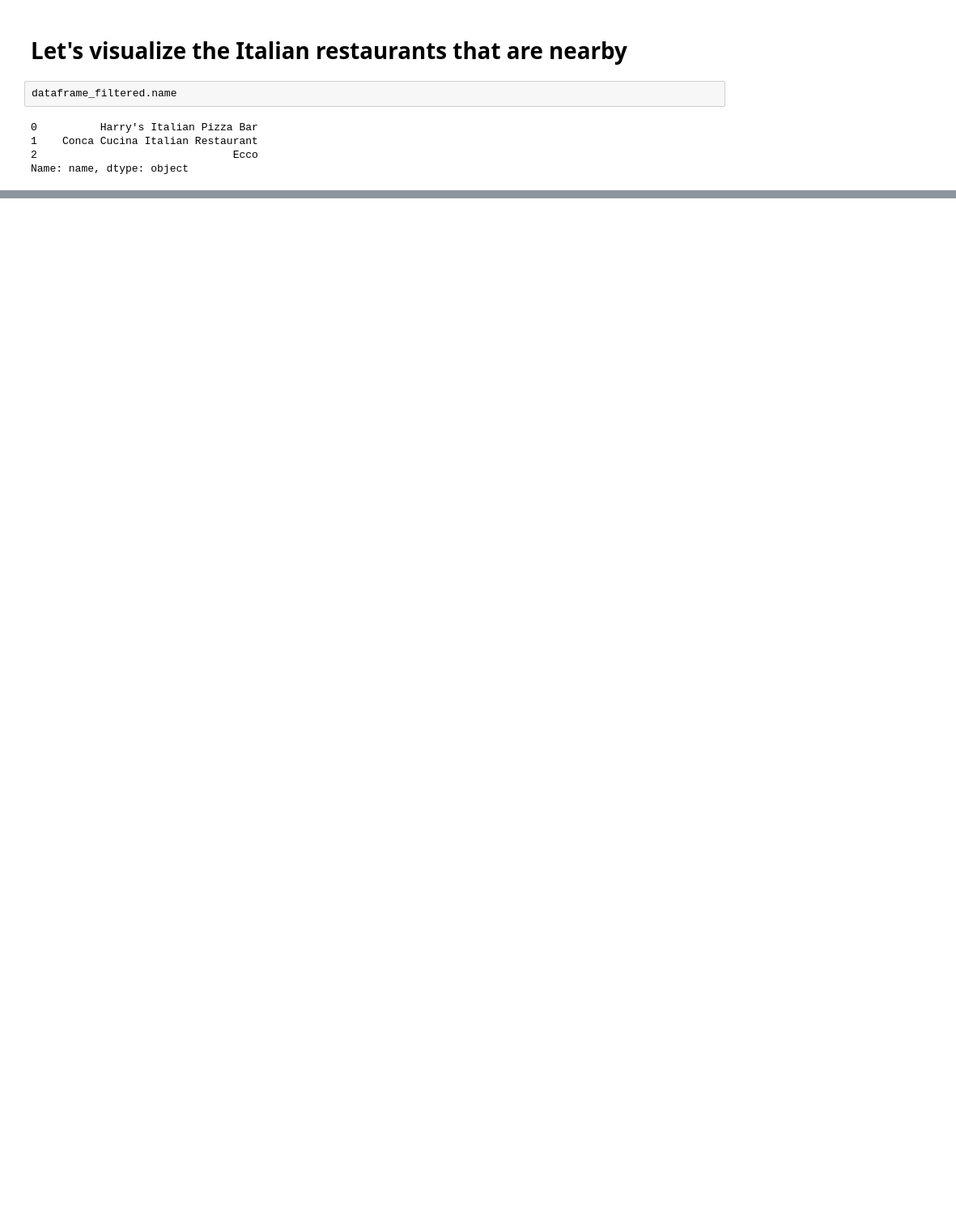
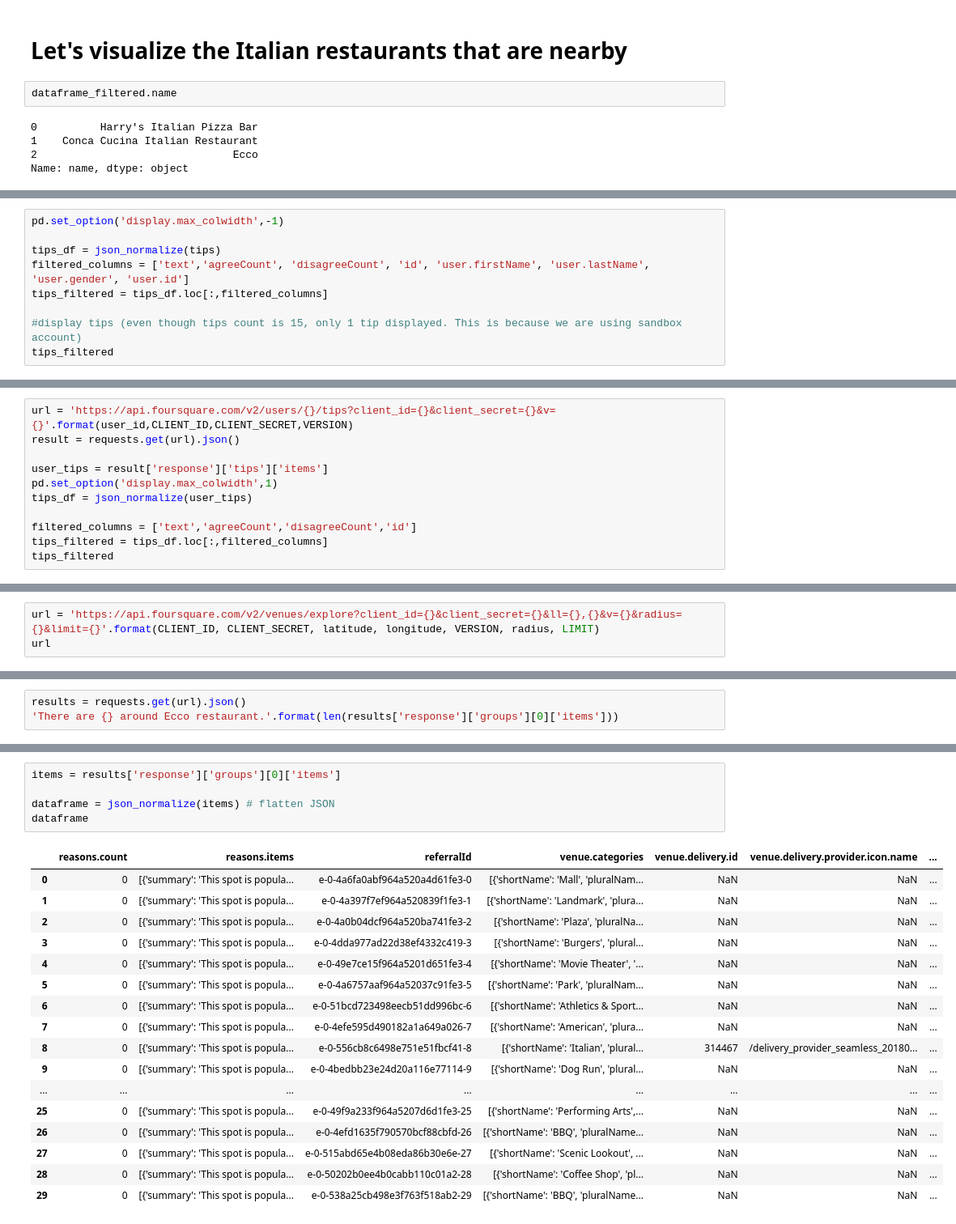
Before and after one commit to ArvindSai/Coursera-capstone-project, a Jupyter notebook: Capstone_Intro_Notebook.ipynb, the cells around one changed output, grey strips where cells are left out. Shown at 81% size. Drawn from its saved outputs; the diff is of its cells as text; blank space fills up the shorter version.

Commit message:
venues, users, tips, explore location

```diff
--- a/Capstone_Intro_Notebook.ipynb
+++ b/Capstone_Intro_Notebook.ipynb
@@ -226,0 +303,9 @@ venues_map
+# %%
+pd.set_option('display.max_colwidth',-1)
+
+tips_df = json_normalize(tips)
+filtered_columns = ['text','agreeCount', 'disagreeCount', 'id', 'user.firstName', 'user.lastName', 'user.gender', 'user.id']
+tips_filtered = tips_df.loc[:,filtered_columns]
+
+#display tips (even though tips count is 15, only 1 tip displayed. This is because we are using sandbox account)
+tips_filtered
@@ -226,0 +345,11 @@ venues_map
+# %%
+url = 'https://api.foursquare.com/v2/users/{}/tips?client_id={}&client_secret={}&v={}'.format(user_id,CLIENT_ID,CLIENT_SECRET,VERSION)
+result = requests.get(url).json()
+
+user_tips = result['response']['tips']['items']
+pd.set_option('display.max_colwidth',1)
+tips_df = json_normalize(user_tips)
+
+filtered_columns = ['text','agreeCount','disagreeCount','id']
+tips_filtered = tips_df.loc[:,filtered_columns]
+tips_filtered
@@ -226,0 +427,3 @@ venues_map
+# %%
+url = 'https://api.foursquare.com/v2/venues/explore?client_id={}&client_secret={}&ll={},{}&v={}&radius={}&limit={}'.format(CLIENT_ID, CLIENT_SECRET, latitude, longitude, VERSION, radius, LIMIT)
+url
@@ -226,0 +432,3 @@ venues_map
+# %%
+results = requests.get(url).json()
+'There are {} around Ecco restaurant.'.format(len(results['response']['groups'][0]['items']))
@@ -226,0 +457,23 @@ venues_map
+# %%
+items = results['response']['groups'][0]['items']
+
+dataframe = json_normalize(items) # flatten JSON
+dataframe
+# %% [output]
+|  | reasons.count | reasons.items | referralId | venue.categories | venue.delivery.id | venue.delivery.provider.icon.name | ... |
+| 0 | 0 | [{'summary': 'This spot is popula... | e-0-4a6fa0abf964a520a4d61fe3-0 | [{'shortName': 'Mall', 'pluralNam... | NaN | NaN | ... |
+| 1 | 0 | [{'summary': 'This spot is popula... | e-0-4a397f7ef964a520839f1fe3-1 | [{'shortName': 'Landmark', 'plura... | NaN | NaN | ... |
+| 2 | 0 | [{'summary': 'This spot is popula... | e-0-4a0b04dcf964a520ba741fe3-2 | [{'shortName': 'Plaza', 'pluralNa... | NaN | NaN | ... |
+| 3 | 0 | [{'summary': 'This spot is popula... | e-0-4dda977ad22d38ef4332c419-3 | [{'shortName': 'Burgers', 'plural... | NaN | NaN | ... |
+| 4 | 0 | [{'summary': 'This spot is popula... | e-0-49e7ce15f964a5201d651fe3-4 | [{'shortName': 'Movie Theater', '... | NaN | NaN | ... |
+| 5 | 0 | [{'summary': 'This spot is popula... | e-0-4a6757aaf964a52037c91fe3-5 | [{'shortName': 'Park', 'pluralNam... | NaN | NaN | ... |
+| 6 | 0 | [{'summary': 'This spot is popula... | e-0-51bcd723498eecb51dd996bc-6 | [{'shortName': 'Athletics & Sport... | NaN | NaN | ... |
+| 7 | 0 | [{'summary': 'This spot is popula... | e-0-4efe595d490182a1a649a026-7 | [{'shortName': 'American', 'plura... | NaN | NaN | ... |
+| 8 | 0 | [{'summary': 'This spot is popula... | e-0-556cb8c6498e751e51fbcf41-8 | [{'shortName': 'Italian', 'plural... | 314467 | /delivery_provider_seamless_20180... | ... |
+| 9 | 0 | [{'summary': 'This spot is popula... | e-0-4bedbb23e24d20a116e77114-9 | [{'shortName': 'Dog Run', 'plural... | NaN | NaN | ... |
+| ... | ... | ... | ... | ... | ... | ... | ... |
+| 25 | 0 | [{'summary': 'This spot is popula... | e-0-49f9a233f964a5207d6d1fe3-25 | [{'shortName': 'Performing Arts',... | NaN | NaN | ... |
+| 26 | 0 | [{'summary': 'This spot is popula... | e-0-4efd1635f790570bcf88cbfd-26 | [{'shortName': 'BBQ', 'pluralName... | NaN | NaN | ... |
+| 27 | 0 | [{'summary': 'This spot is popula... | e-0-515abd65e4b08eda86b30e6e-27 | [{'shortName': 'Scenic Lookout', ... | NaN | NaN | ... |
+| 28 | 0 | [{'summary': 'This spot is popula... | e-0-50202b0ee4b0cabb110c01a2-28 | [{'shortName': 'Coffee Shop', 'pl... | NaN | NaN | ... |
+| 29 | 0 | [{'summary': 'This spot is popula... | e-0-538a25cb498e3f763f518ab2-29 | [{'shortName': 'BBQ', 'pluralName... | NaN | NaN | ... |
```
Also changed, not shown: parts of 44 cells of this notebook.
